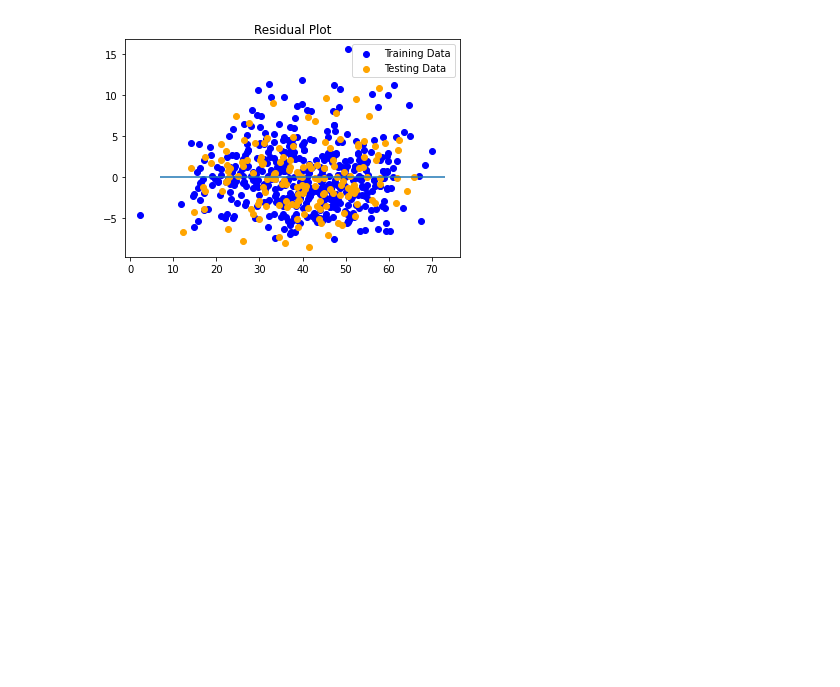
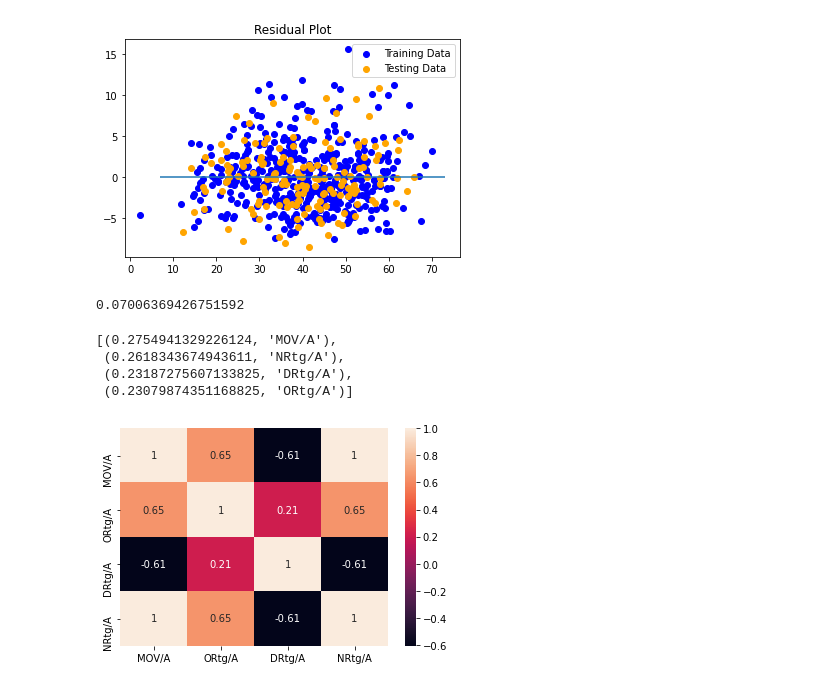
Before and after one commit to wgaechter/Group6-FinalProject, a Jupyter notebook: DataTesting.ipynb, the cells around one changed output. Saved outputs shown, nothing was run; the diff lists cells and outputs as text; code cells hidden in the pictures; blank space fills up the shorter version.

```diff
--- a/DataTesting.ipynb
+++ b/DataTesting.ipynb
@@ -48,3 +52,27 @@ plt.title("Residual Plot")
 # %% [output]
 Text(0.5, 1.0, 'Residual Plot')
 [figure]
+# %%
+from sklearn.ensemble import RandomForestClassifier
+rf = RandomForestClassifier(n_estimators=200)
+rf = rf.fit(X_train, y_train)
+rf.score(X_test, y_test)
+# %% [output]
+0.07006369426751592
+# %%
+sorted(zip(rf.feature_importances_, feature_names), reverse=True)
+# %% [output]
+[(0.2754941329226124, 'MOV/A'),
+ (0.2618343674943611, 'NRtg/A'),
+ (0.23187275607133825, 'DRtg/A'),
+ (0.23079874351168825, 'ORtg/A')]
+# %%
+import pandas as pd
+import seaborn as sn
+import matplotlib.pyplot as plt
+
+corrMatrix = data[["MOV/A", "ORtg/A", "DRtg/A", "NRtg/A"]].corr()
+sn.heatmap(corrMatrix, annot=True)
+plt.show()
+# %% [output]
+[figure, added]
```
Also changed, not shown: parts of 6 cells of this notebook.
